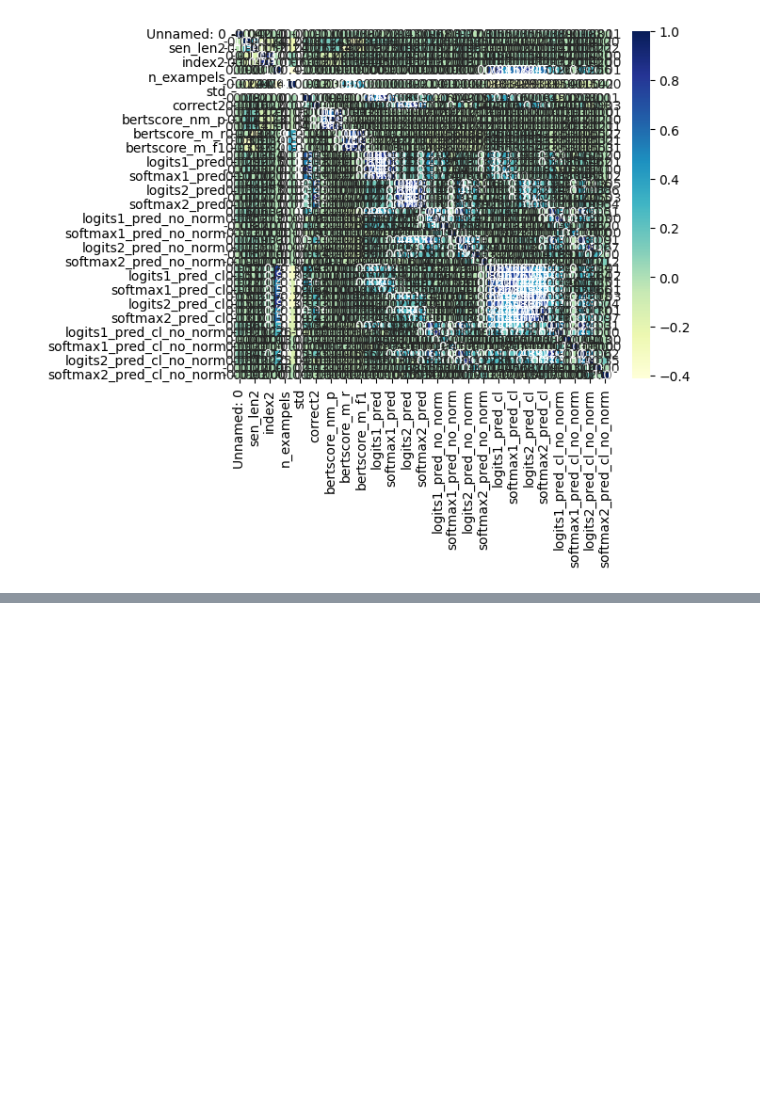
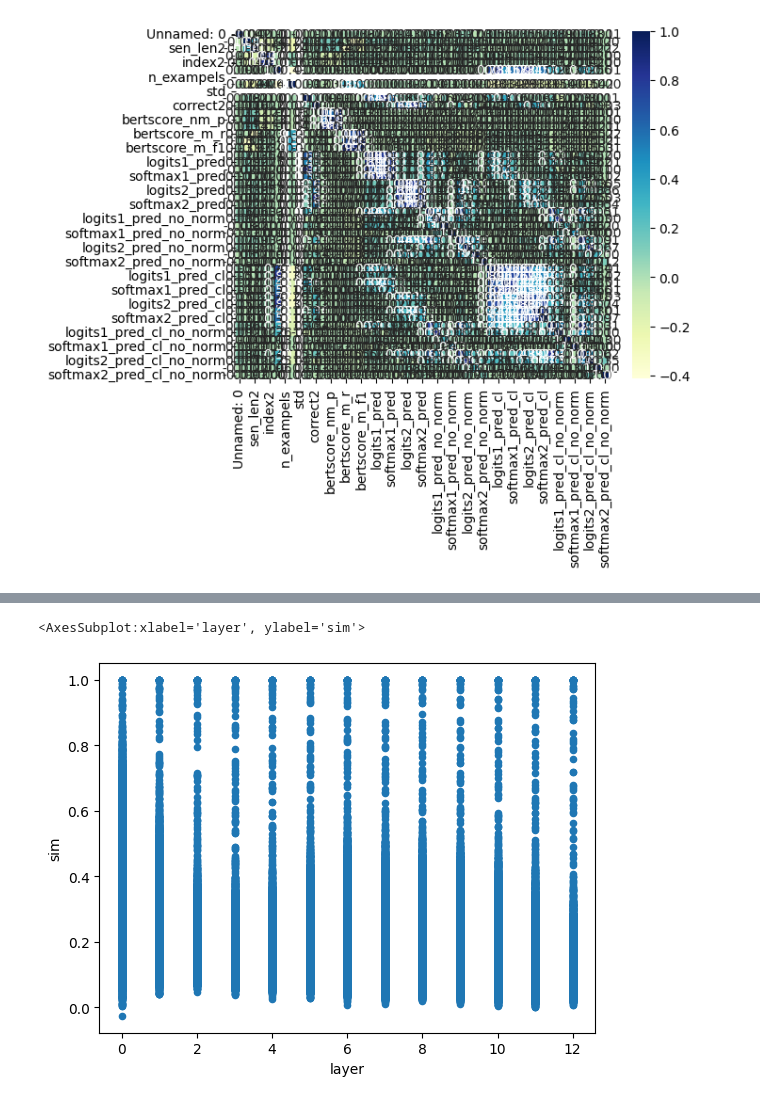
Before and after one commit to itay-nakash/Expirements, a Jupyter notebook: analyze_results.ipynb, the cells around one changed output, grey strips where cells are left out. Saved outputs shown, nothing was run; the diff lists cells and outputs as text; code cells hidden in the pictures; blank space fills up the shorter version.

```diff
--- a/analyze_results.ipynb
+++ b/analyze_results.ipynb
@@ -88,0 +136,7 @@ sns.heatmap(corr_matrix,
+# %%
+# thats a bit weird? why there are strict holes in spesific layers? there isn't any real pattern I think,
+# so I'm not sure if its meaningful, but maybe can show how 'dicotomic' the model is in different layers?
+df.plot.scatter(x='layer',y='sim', cmap='viridis')
+# %% [output]
+<AxesSubplot:xlabel='layer', ylabel='sim'>
+[figure, added]
```
Also changed, not shown: parts of 4 cells of this notebook.
